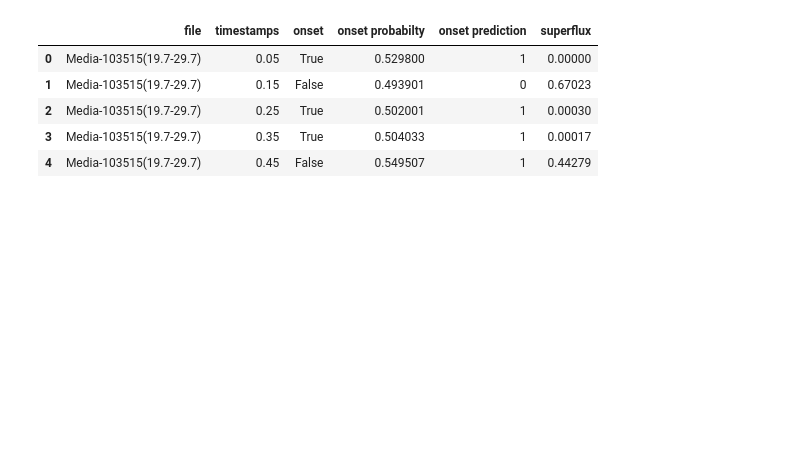
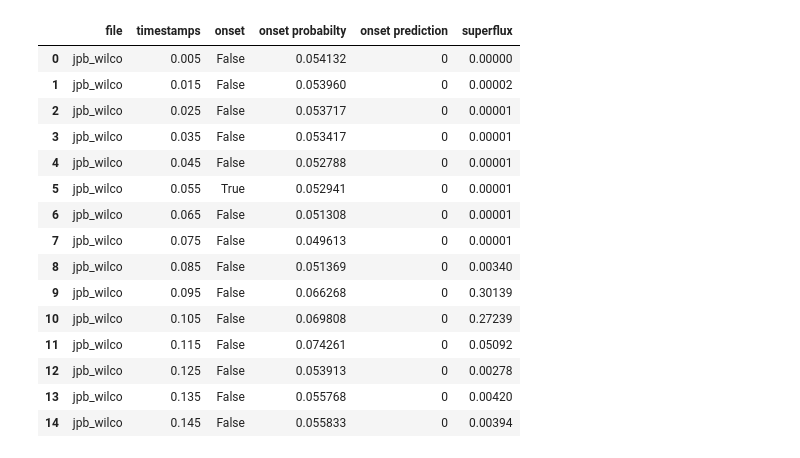
Before and after one commit to LaurenzBeck/music-processing-challenge, a Jupyter notebook: notebooks/07-validation-plots.ipynb, the cells around one changed output. Saved outputs shown, nothing was run; the diff lists cells and outputs as text; code cells hidden in the pictures; blank space fills up the shorter version.

```diff
--- a/notebooks/07-validation-plots.ipynb
+++ b/notebooks/07-validation-plots.ipynb
@@ -3,12 +3,22 @@ import pandas as pd
 import altair as alt
 # %%
 data = pd.read_csv("../reports/val-df.csv")
-data.head()
+data.head(15)
 # %% [output]
 |  | file | timestamps | onset | onset probabilty | onset prediction | superflux |
-| 0 | Media-103515(19.7-29.7) | 0.05 | True | 0.529800 | 1 | 0.00000 |
-| 1 | Media-103515(19.7-29.7) | 0.15 | False | 0.493901 | 0 | 0.67023 |
-| 2 | Media-103515(19.7-29.7) | 0.25 | True | 0.502001 | 1 | 0.00030 |
-| 3 | Media-103515(19.7-29.7) | 0.35 | True | 0.504033 | 1 | 0.00017 |
-| 4 | Media-103515(19.7-29.7) | 0.45 | False | 0.549507 | 1 | 0.44279 |
+| 0 | jpb_wilco | 0.005 | False | 0.054132 | 0 | 0.00000 |
+| 1 | jpb_wilco | 0.015 | False | 0.053960 | 0 | 0.00002 |
+| 2 | jpb_wilco | 0.025 | False | 0.053717 | 0 | 0.00001 |
+| 3 | jpb_wilco | 0.035 | False | 0.053417 | 0 | 0.00001 |
+| 4 | jpb_wilco | 0.045 | False | 0.052788 | 0 | 0.00001 |
+| 5 | jpb_wilco | 0.055 | True | 0.052941 | 0 | 0.00001 |
+| 6 | jpb_wilco | 0.065 | False | 0.051308 | 0 | 0.00001 |
+| 7 | jpb_wilco | 0.075 | False | 0.049613 | 0 | 0.00001 |
+| 8 | jpb_wilco | 0.085 | False | 0.051369 | 0 | 0.00340 |
+| 9 | jpb_wilco | 0.095 | False | 0.066268 | 0 | 0.30139 |
+| 10 | jpb_wilco | 0.105 | False | 0.069808 | 0 | 0.27239 |
+| 11 | jpb_wilco | 0.115 | False | 0.074261 | 0 | 0.05092 |
+| 12 | jpb_wilco | 0.125 | False | 0.053913 | 0 | 0.00278 |
+| 13 | jpb_wilco | 0.135 | False | 0.055768 | 0 | 0.00420 |
+| 14 | jpb_wilco | 0.145 | False | 0.055833 | 0 | 0.00394 |
 # %%
```
Also changed, not shown: parts of 1 cell of this notebook, 15 other files.
